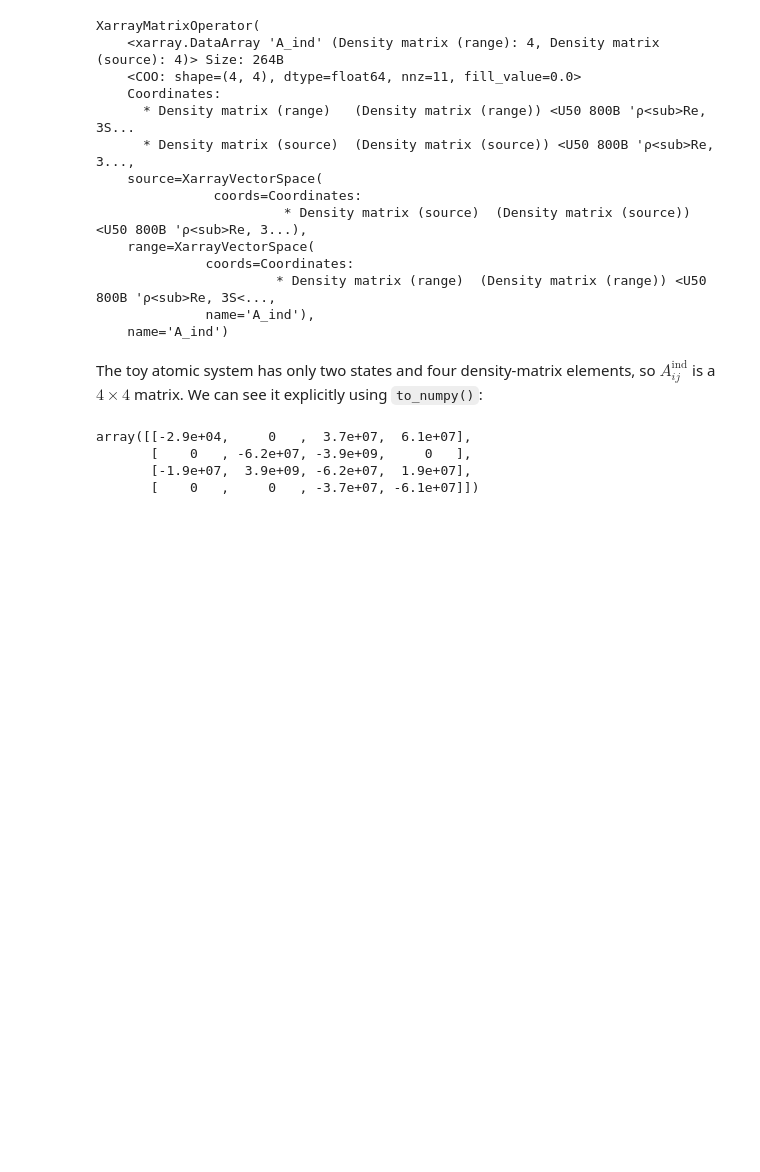
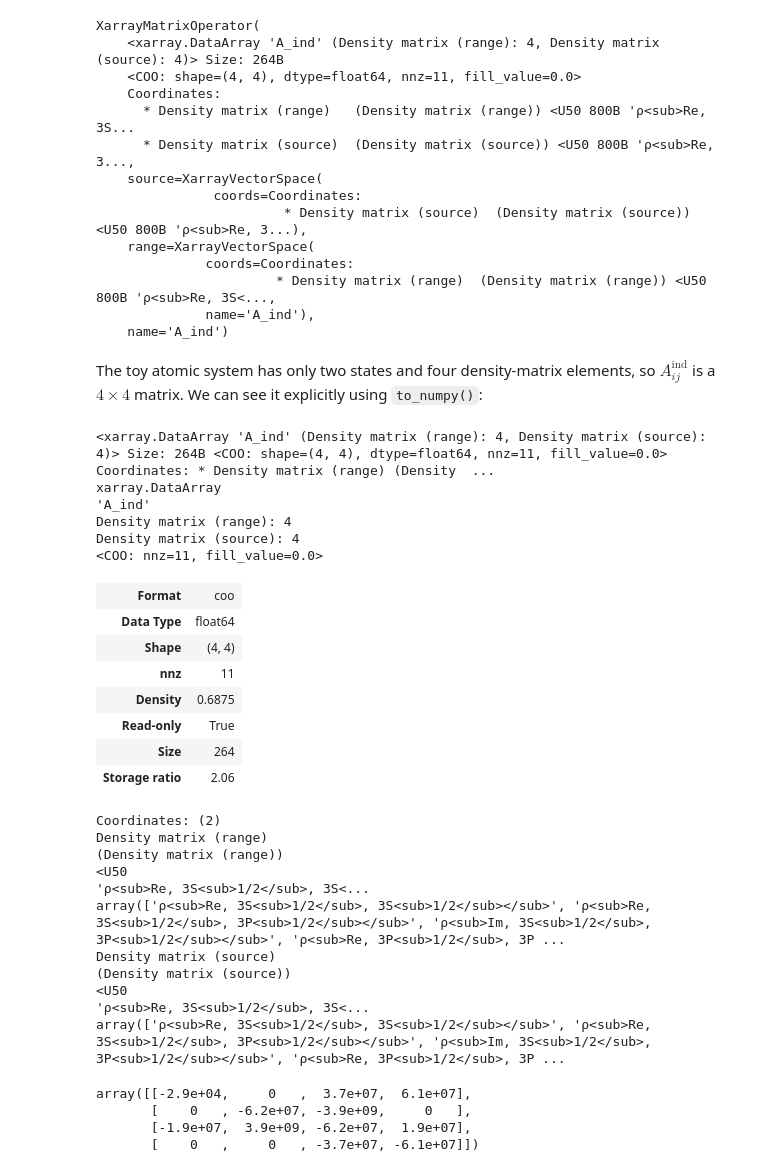
Before and after one commit to simonkeys/pylgs, a Jupyter notebook: nbs/tutorials/technical_background.ipynb, the cells around one changed output. Drawn from its saved outputs; the diff is of its cells as text; code cells hidden in the pictures; blank space fills up the shorter version.

```diff
--- a/nbs/tutorials/technical_background.ipynb
+++ b/nbs/tutorials/technical_background.ipynb
@@ -104,6 +126,34 @@ XarrayMatrixOperator(
     name='A_ind')
 # %% [markdown]
 The toy atomic system has only two states and four density-matrix elements, so $A^\text{ind}_{ij}$ is a $4\times4$ matrix. We can see it explicitly using `to_numpy()`:
+# %%
+lgs.A_ind.matrix
+# %% [output]
+<xarray.DataArray 'A_ind' (Density matrix (range): 4, Density matrix (source): 4)> Size: 264B <COO: shape=(4, 4), dtype=float64, nnz=11, fill_value=0.0> Coordinates: * Density matrix (range) (Density  ...
+xarray.DataArray
+'A_ind'
+Density matrix (range): 4
+Density matrix (source): 4
+<COO: nnz=11, fill_value=0.0>
+| Format | coo |
+| Data Type | float64 |
+| Shape | (4, 4) |
+| nnz | 11 |
+| Density | 0.6875 |
+| Read-only | True |
+| Size | 264 |
+| Storage ratio | 2.06 |
+Coordinates: (2)
+Density matrix (range)
+(Density matrix (range))
+<U50
+'ρ<sub>Re, 3S<sub>1/2</sub>, 3S<...
+array(['ρ<sub>Re, 3S<sub>1/2</sub>, 3S<sub>1/2</sub></sub>', 'ρ<sub>Re, 3S<sub>1/2</sub>, 3P<sub>1/2</sub></sub>', 'ρ<sub>Im, 3S<sub>1/2</sub>, 3P<sub>1/2</sub></sub>', 'ρ<sub>Re, 3P<sub>1/2</sub>, 3P ...
+Density matrix (source)
+(Density matrix (source))
+<U50
+'ρ<sub>Re, 3S<sub>1/2</sub>, 3S<...
+array(['ρ<sub>Re, 3S<sub>1/2</sub>, 3S<sub>1/2</sub></sub>', 'ρ<sub>Re, 3S<sub>1/2</sub>, 3P<sub>1/2</sub></sub>', 'ρ<sub>Im, 3S<sub>1/2</sub>, 3P<sub>1/2</sub></sub>', 'ρ<sub>Re, 3P<sub>1/2</sub>, 3P ...
 # %%
 lgs.A_ind.to_numpy()
 # %% [output]
```
Also changed, not shown: parts of 7 cells of this notebook, 14 other files.
